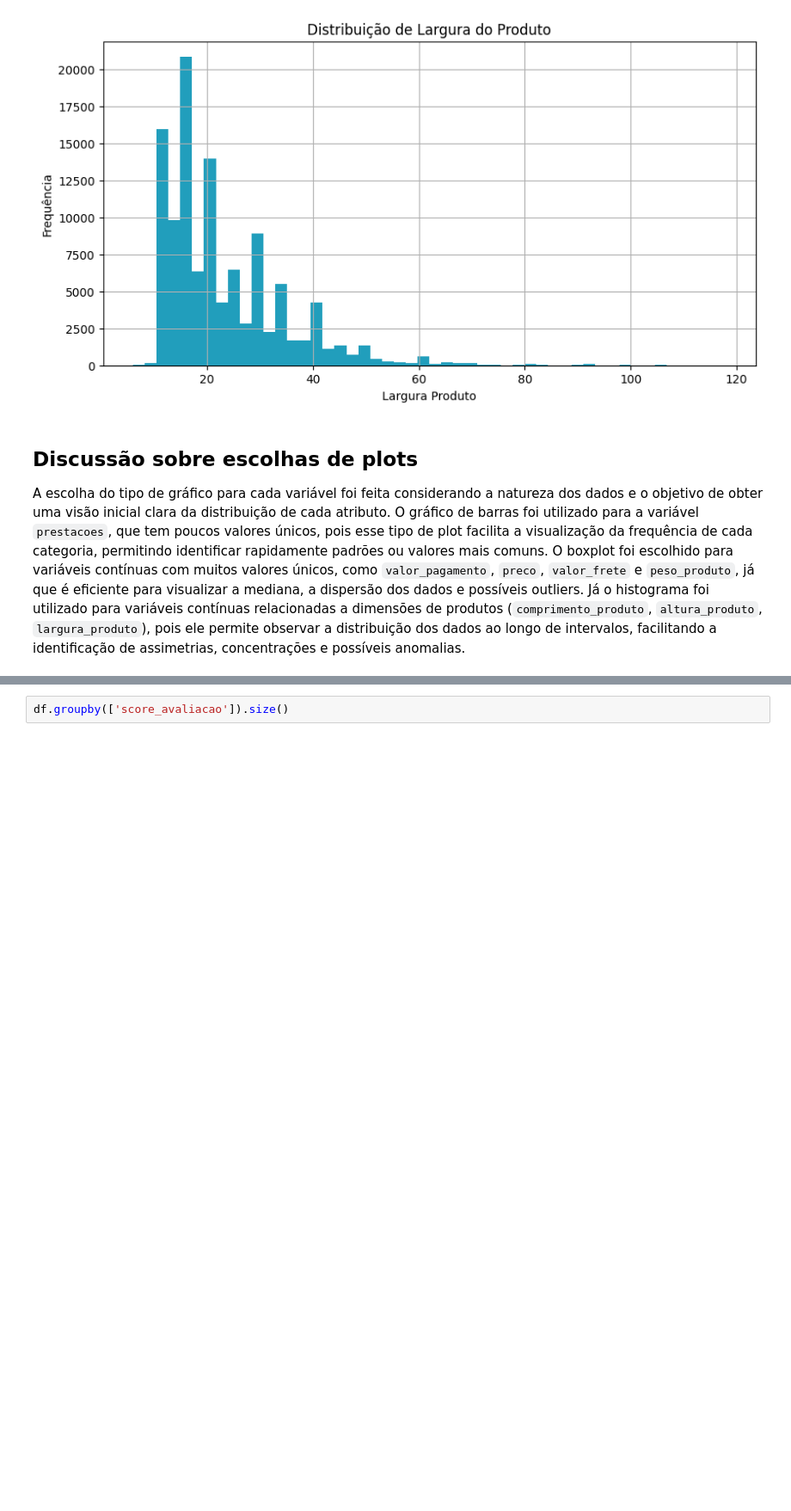
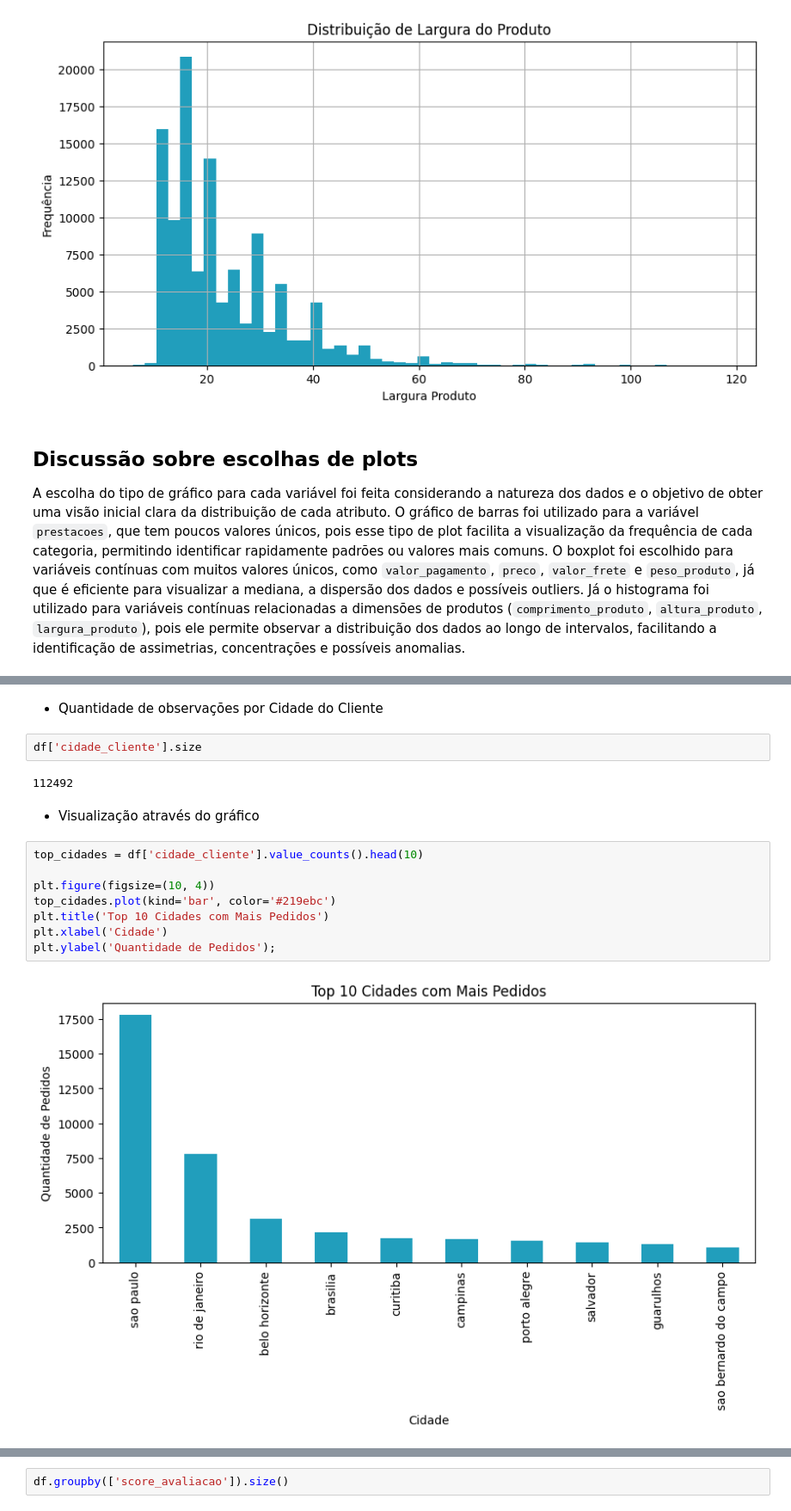
Before and after one commit to ana-ruth-bezerra/data_analysis, a Jupyter notebook: notebooks/01_exploratory_analysis.ipynb, the cells around one changed output, grey strips where cells are left out. Shown: that part at 86% size. Drawn from its saved outputs; the diff is of its cells as text; blank space fills up the shorter version.

Commit message:
feat: add plots for categorical variables

```diff
--- a/notebooks/01_exploratory_analysis.ipynb
+++ b/notebooks/01_exploratory_analysis.ipynb
@@ -400,0 +362,18 @@ Name: proportion, dtype: float64
+# %% [markdown]
+- Quantidade de observações por Cidade do Cliente
+# %%
+df['cidade_cliente'].size
+# %% [output]
+112492
+# %% [markdown]
+- Visualização através do gráfico
+# %%
+top_cidades = df['cidade_cliente'].value_counts().head(10)
+
+plt.figure(figsize=(10, 4))
+top_cidades.plot(kind='bar', color='#219ebc')
+plt.title('Top 10 Cidades com Mais Pedidos')
+plt.xlabel('Cidade')
+plt.ylabel('Quantidade de Pedidos');
+# %% [output]
+[figure, added]
```
Also changed, not shown: parts of 40 cells of this notebook.
